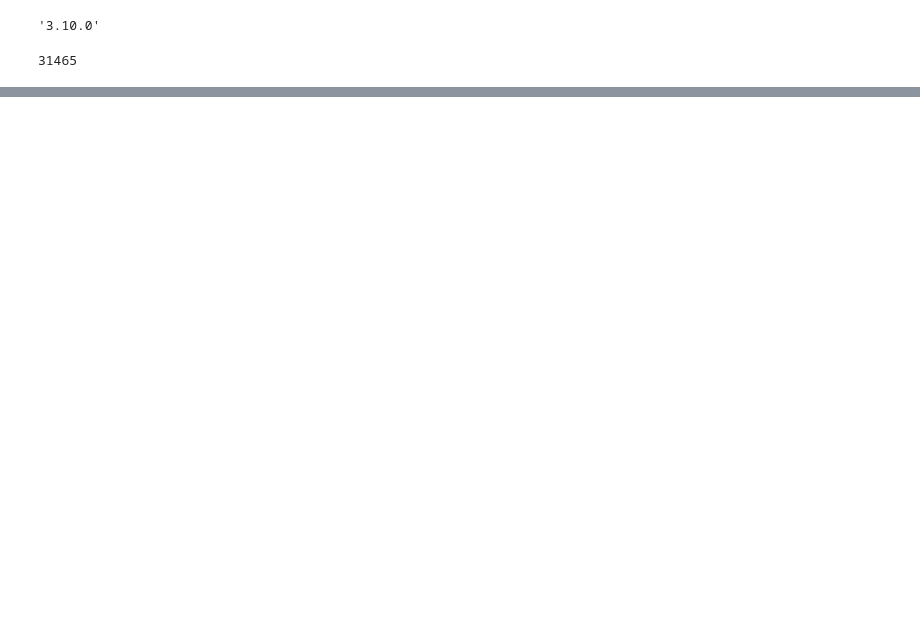
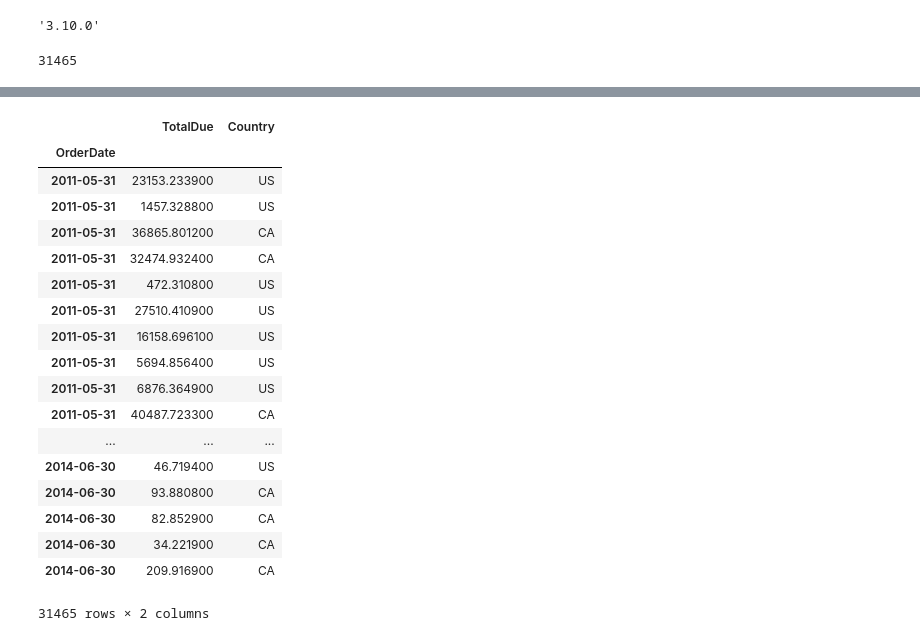
Before and after one commit to LuyiTang/Adventureworks, a Jupyter notebook: DataFrame_AW.ipynb, the cells around one changed output, grey strips where cells are left out. Cells and saved outputs as stored; diff of their text form; code cells hidden in the pictures; blank space fills up the shorter version.

```diff
--- a/DataFrame_AW.ipynb
+++ b/DataFrame_AW.ipynb
@@ -59,7 +261,9 @@ df_totaldue["TotalDue"]=df_totaldue["TotalDue"].astype(float)
 # %%
 #df_sort=df_totaldue.sort_values(by=['Country'])
+# sort the dataframe
 
-#df_totaldue.set_index(keys=['Country'], drop=False,inplace=True)
+# set the index to be this and don't drop
+df_totaldue.set_index(keys=['Country'], drop=False,inplace=True)
 # get a list of names
 Country=df_totaldue['Country'].unique().tolist()
 # now we can perform a lookup on a 'view' of the dataframe
@@ -70,7 +276,30 @@ Country
 # %%
 #g=df_totaldue.groupby(pd.Grouper(freq="M"))
-g.head()
-g["Country"].head()
-g.loc[g["Country"]=="US"]
+#df_totaldue.head()
+#df_totaldue.loc[df_totaldue.Country=="US"]
+df_totaldue.set_index("OrderDate",inplace=True)
+#df_totaldue.dtypes
+# %%
+df_totaldue
+# %% [output]
+|  | TotalDue | Country |
+| OrderDate |  |  |
+| 2011-05-31 | 23153.233900 | US |
+| 2011-05-31 | 1457.328800 | US |
+| 2011-05-31 | 36865.801200 | CA |
+| 2011-05-31 | 32474.932400 | CA |
+| 2011-05-31 | 472.310800 | US |
+| 2011-05-31 | 27510.410900 | US |
+| 2011-05-31 | 16158.696100 | US |
+| 2011-05-31 | 5694.856400 | US |
+| 2011-05-31 | 6876.364900 | US |
+| 2011-05-31 | 40487.723300 | CA |
+| ... | ... | ... |
+| 2014-06-30 | 46.719400 | US |
+| 2014-06-30 | 93.880800 | CA |
+| 2014-06-30 | 82.852900 | CA |
+| 2014-06-30 | 34.221900 | CA |
+| 2014-06-30 | 209.916900 | CA |
+31465 rows × 2 columns
 # %%
 g = df_totaldue.groupby(pd.Grouper(freq="M"))
```
Also changed, not shown: parts of 25 cells of this notebook.
